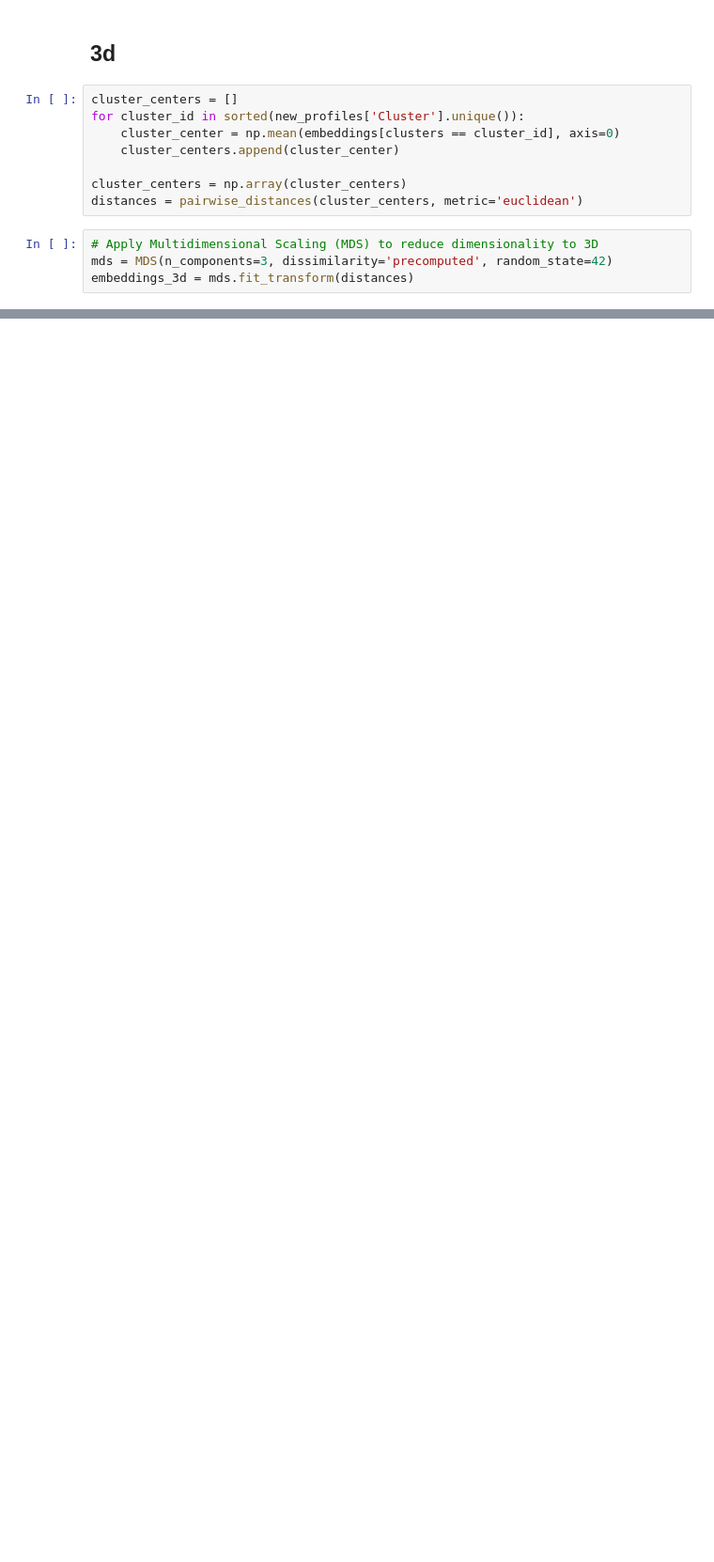
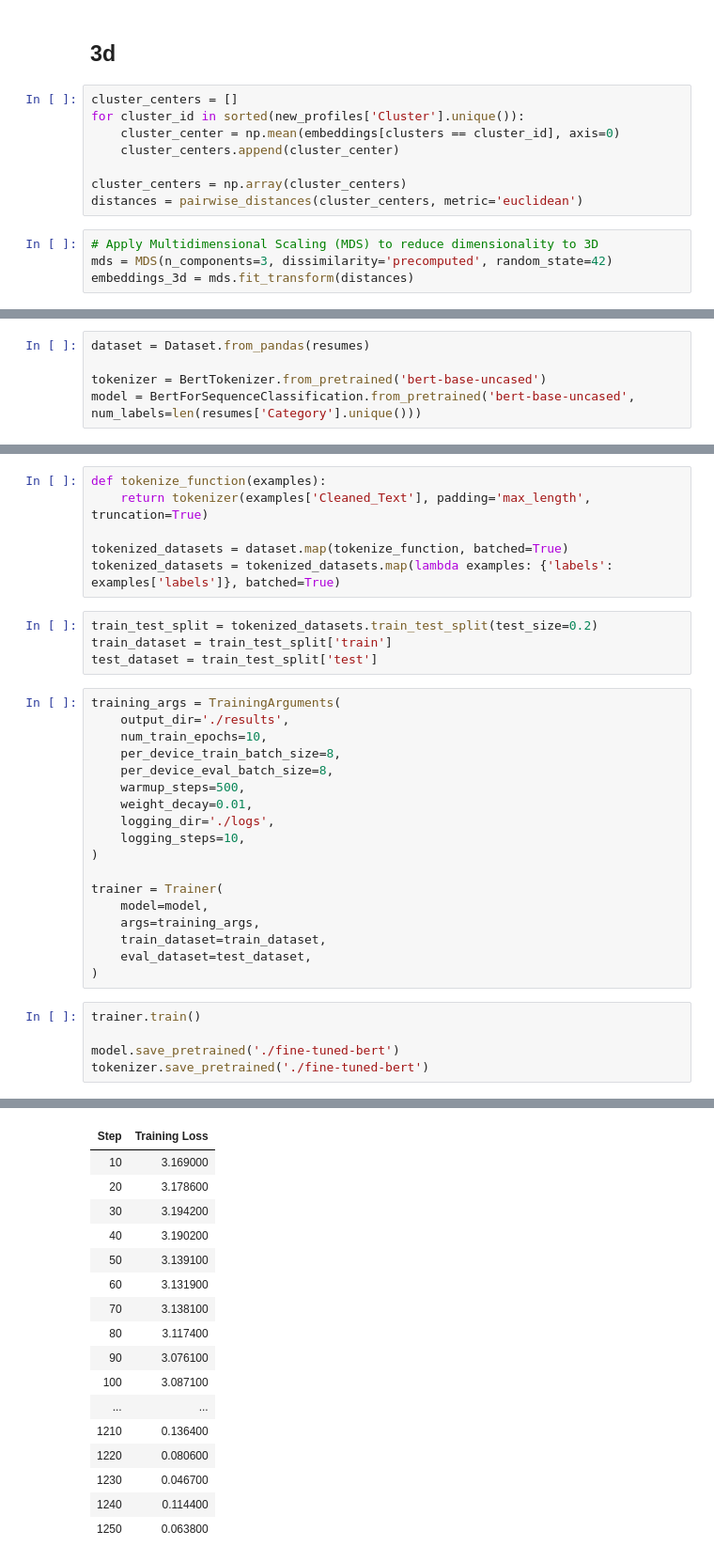
Before and after one commit to Swish78/Kaggle-Practice-Projects-, a Jupyter notebook: profile-suggestion-testing.ipynb, the cells around one changed output, grey strips where cells are left out. Shown at 94% size. Cells and saved outputs as stored; diff of their text form; blank space fills up the shorter version.

```diff
--- a/profile-suggestion-testing.ipynb
+++ b/profile-suggestion-testing.ipynb
@@ -1608,0 +1880,5 @@ fig.show()
+# %%
+dataset = Dataset.from_pandas(resumes)
+
+tokenizer = BertTokenizer.from_pretrained('bert-base-uncased')
+model = BertForSequenceClassification.from_pretrained('bert-base-uncased', num_labels=len(resumes['Category'].unique()))
@@ -1608,0 +1888,34 @@ fig.show()
+# %%
+def tokenize_function(examples):
+    return tokenizer(examples['Cleaned_Text'], padding='max_length', truncation=True)
+
+tokenized_datasets = dataset.map(tokenize_function, batched=True)
+tokenized_datasets = tokenized_datasets.map(lambda examples: {'labels': examples['labels']}, batched=True)
+# %%
+train_test_split = tokenized_datasets.train_test_split(test_size=0.2)
+train_dataset = train_test_split['train']
+test_dataset = train_test_split['test']
+# %%
+training_args = TrainingArguments(
+    output_dir='./results',
+    num_train_epochs=10,
+    per_device_train_batch_size=8,
+    per_device_eval_batch_size=8,
+    warmup_steps=500,
+    weight_decay=0.01,
+    logging_dir='./logs',
+    logging_steps=10,
+)
+
+trainer = Trainer(
+    model=model,
+    args=training_args,
+    train_dataset=train_dataset,
+    eval_dataset=test_dataset,
+)
+# %%
+trainer.train()
+
+model.save_pretrained('./fine-tuned-bert')
+tokenizer.save_pretrained('./fine-tuned-bert')
+# %% [output]
@@ -1608,0 +1935,17 @@ fig.show()
+| Step | Training Loss |
+| 10 | 3.169000 |
+| 20 | 3.178600 |
+| 30 | 3.194200 |
+| 40 | 3.190200 |
+| 50 | 3.139100 |
+| 60 | 3.131900 |
+| 70 | 3.138100 |
+| 80 | 3.117400 |
+| 90 | 3.076100 |
+| 100 | 3.087100 |
+| ... | ... |
+| 1210 | 0.136400 |
+| 1220 | 0.080600 |
+| 1230 | 0.046700 |
+| 1240 | 0.114400 |
+| 1250 | 0.063800 |
```
Also changed, not shown: parts of 56 cells of this notebook.
